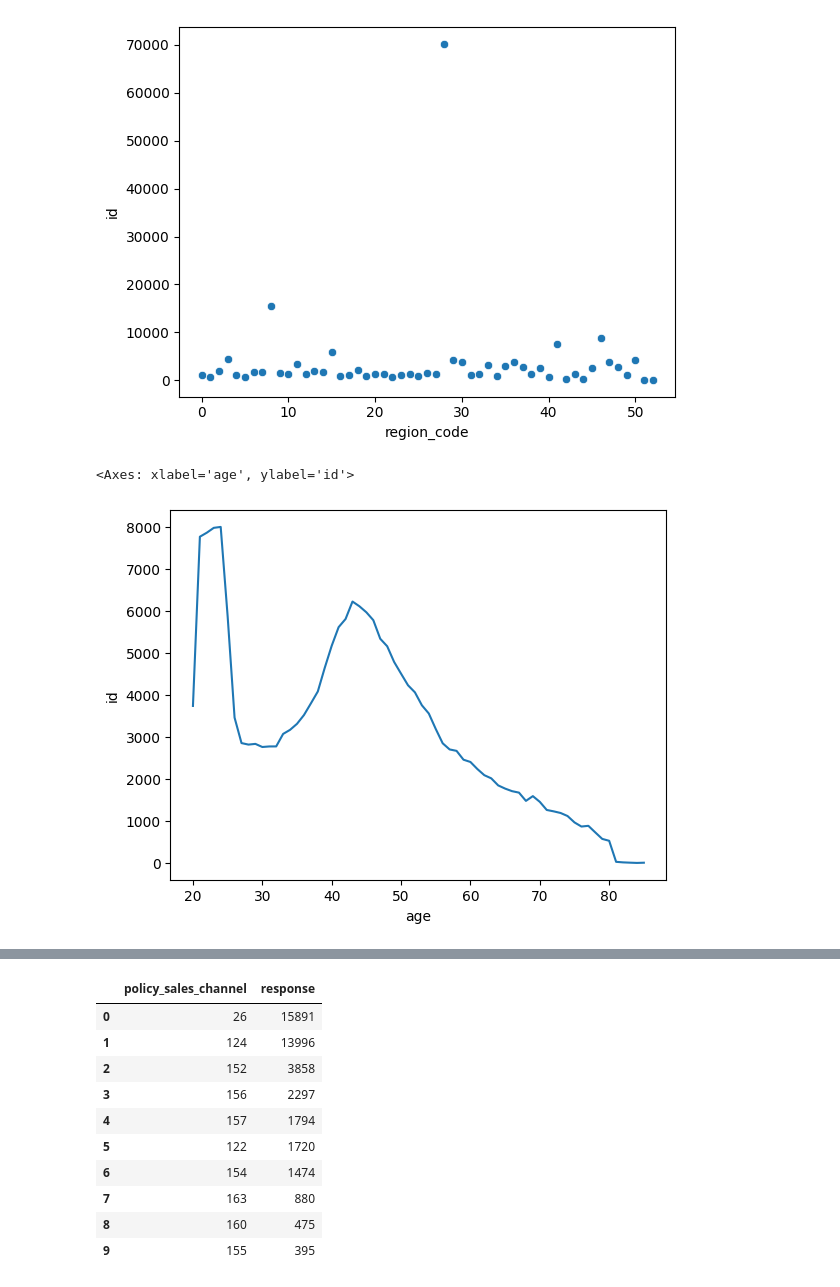
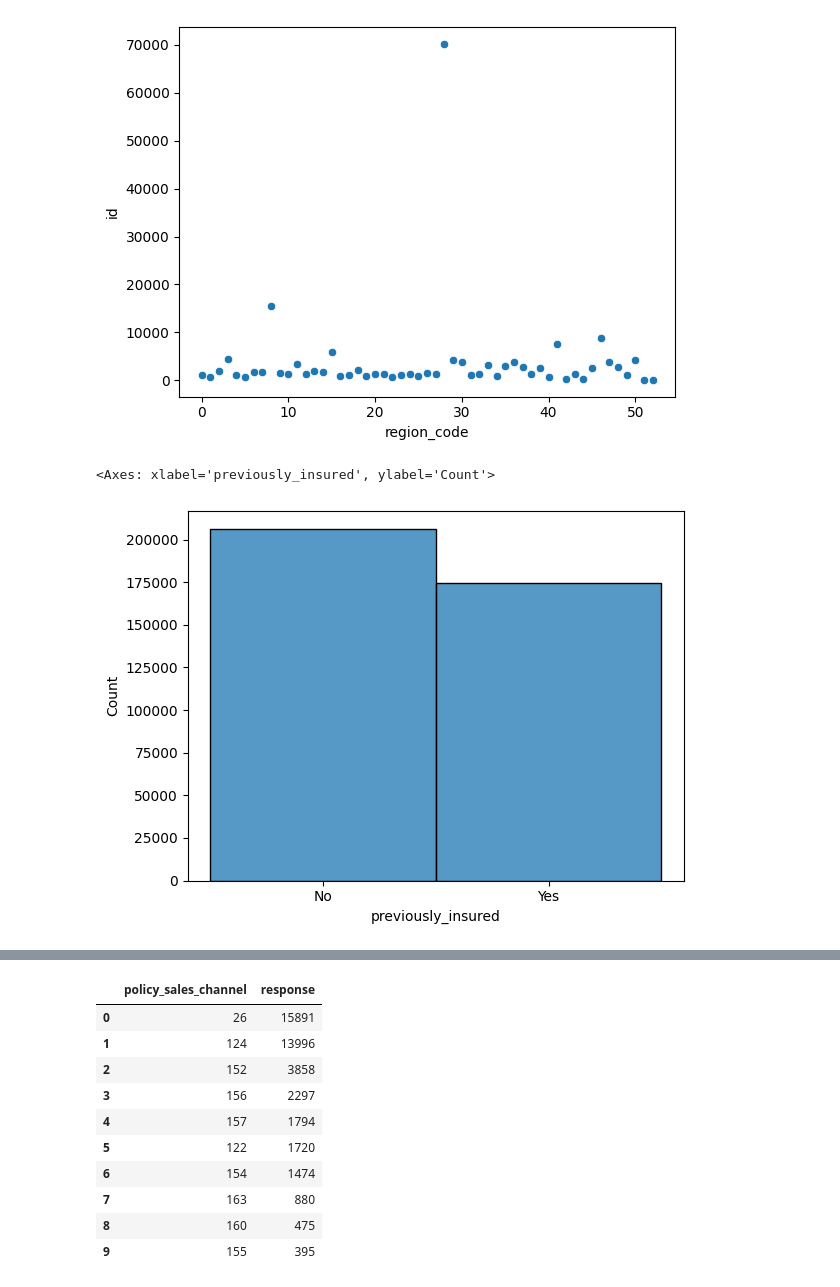
Before and after one commit to iury-repo/health_insurance_cs, a Jupyter notebook: notebooks/1.01-ims-data-exploration.ipynb, the cells around one changed output, grey strips where cells are left out. Drawn from its saved outputs; the diff is of its cells as text; code cells hidden in the pictures.

```diff
--- a/notebooks/1.01-ims-data-exploration.ipynb
+++ b/notebooks/1.01-ims-data-exploration.ipynb
@@ -119,11 +121,9 @@ sns.scatterplot(data=df_aux2, x='region_code', y='id')
 # %% [output]
 <Axes: xlabel='region_code', ylabel='id'>
 [figure]
-# %%
-# previously_insured
-df_aux1 = df_eda[df_eda['previously_insured'] == 'No']
-df_aux2 = df_aux1[['id', 'age']].groupby(['age']).count().reset_index()
-sns.lineplot(data=df_aux2, x='age', y='id')
-# %% [output]
-<Axes: xlabel='age', ylabel='id'>
-[figure, removed]
+# %%
+# previously_insured
+sns.histplot(df_eda['previously_insured'])
+# %% [output]
+<Axes: xlabel='previously_insured', ylabel='Count'>
+[figure, added]
```
Also changed, not shown: parts of 13 cells of this notebook.
